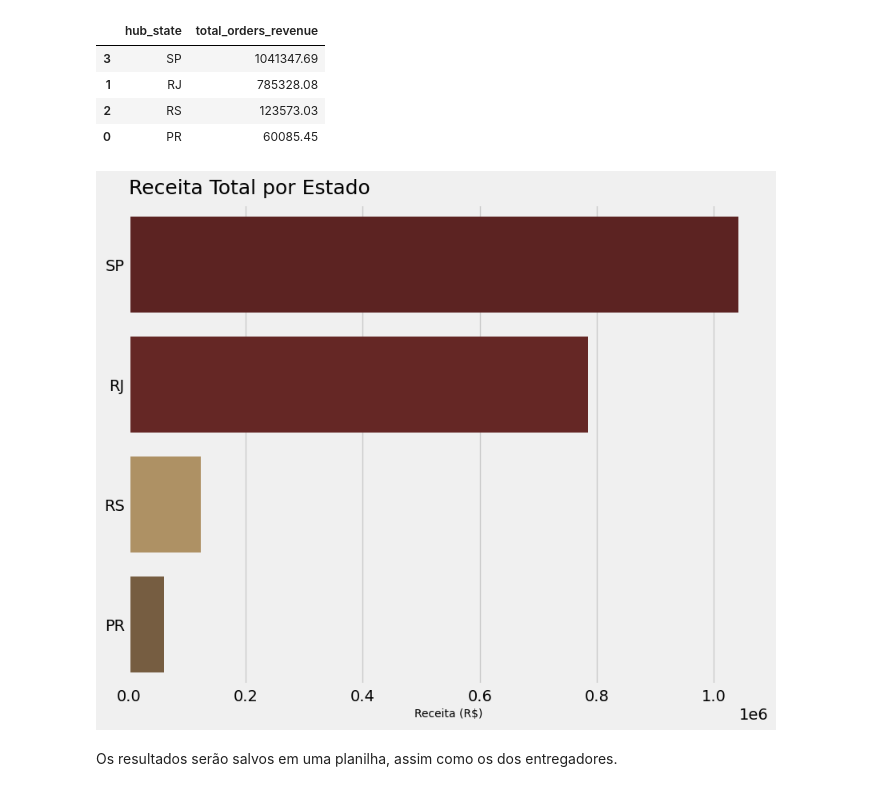
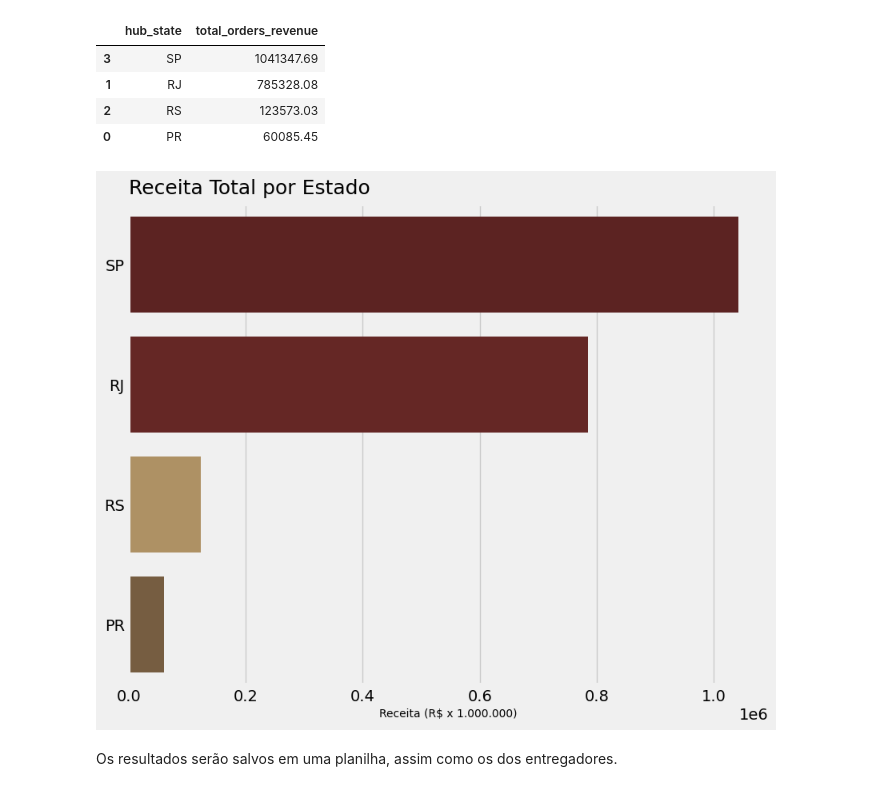
Before and after one commit to datalopes1/desafio_delivery, a Jupyter notebook: notebooks/analysis.ipynb, the cells around one changed output. Cells and saved outputs as stored; diff of their text form; code cells hidden in the pictures.

Commit message:
update: slides e imagens

```diff
--- a/notebooks/analysis.ipynb
+++ b/notebooks/analysis.ipynb
@@ -686,14 +684,14 @@ abstate_total
 # %%
 fig = plt.figure(figsize = (8, 6))
 ax = fig.add_axes([0, 0, 1 , 1])
 
 sns.barplot(abstate_total, x = 'total_orders_revenue', y = 'hub_state', palette = my_palette)
 ax.set_title('Receita Total por Estado', loc = 'left', fontsize = 18, pad = 10)
-ax.set_xlabel('Receita (R$)', fontsize = 10)
+ax.set_xlabel('Receita (R$ x 1.000.000)', fontsize = 10)
 ax.set_ylabel('')
 plt.show()
 # %% [output]
-[figure, old version]
+[figure, new version]
 # %% [markdown]
 Os resultados serão salvos em uma planilha, assim como os dos entregadores.
 # %%
```
Also changed, not shown: parts of 1 cell of this notebook, 10 other files.
